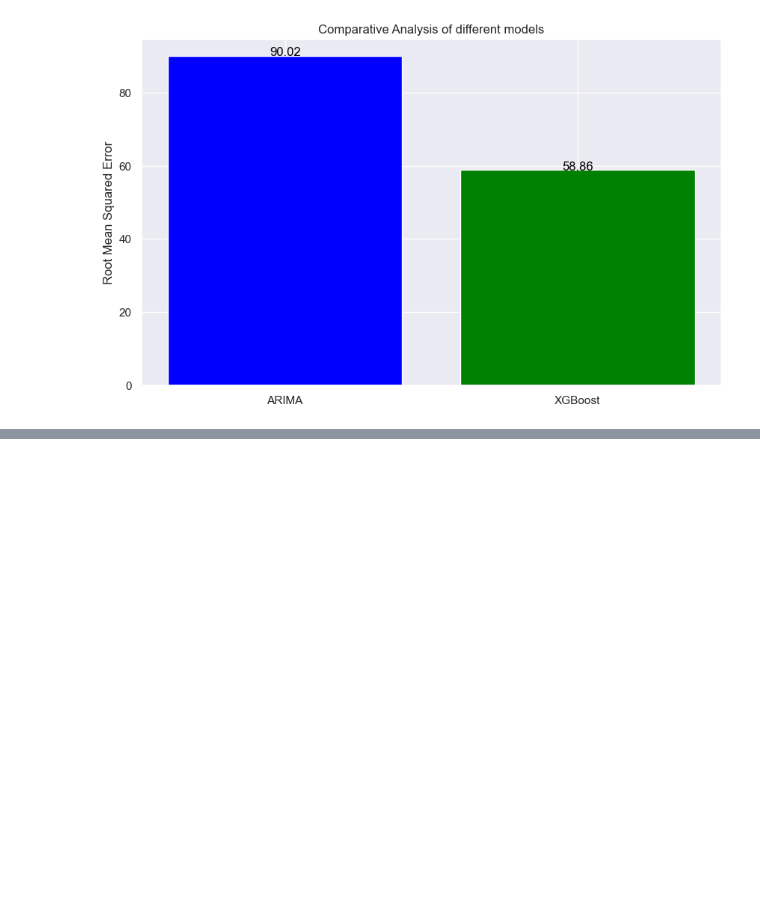
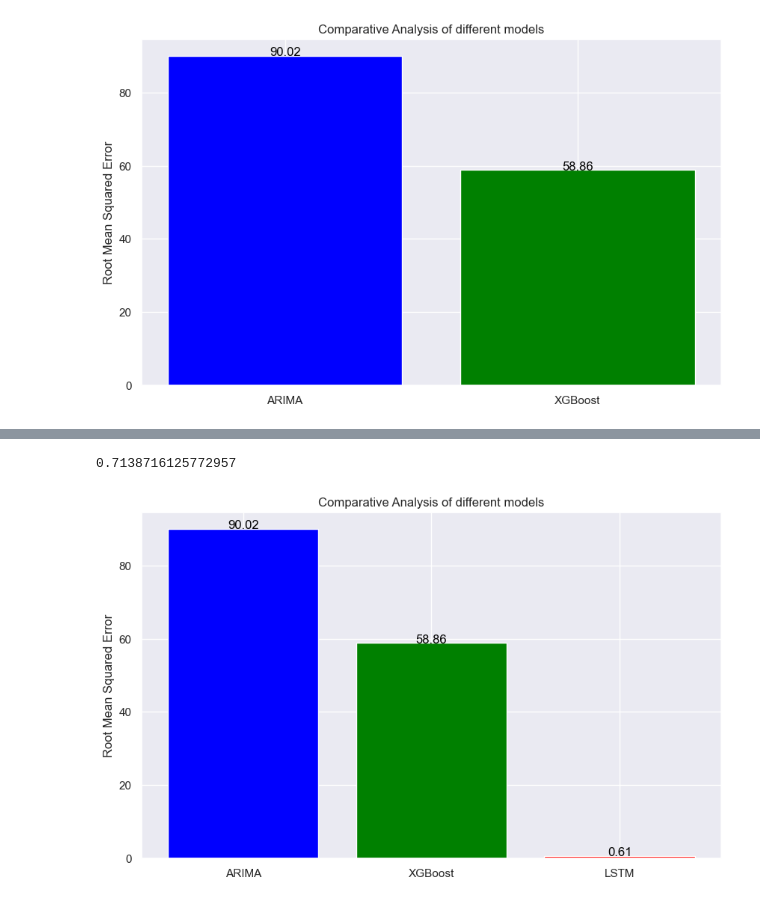
Before and after one commit to harshal247/Air-Quality-Analysis, a Jupyter notebook: Air quality analysis.ipynb, the cells around one changed output, grey strips where cells are left out. Saved outputs shown, nothing was run; the diff lists cells and outputs as text; code cells hidden in the pictures; blank space fills up the shorter version.

Commit message:
Updated LSTM

```diff
--- a/Air quality analysis.ipynb
+++ b/Air quality analysis.ipynb
@@ -746,0 +794,19 @@ plt.show()
+# %%
+from keras.models import Sequential
+from keras.layers import Dense, Dropout,LSTM
+from keras.optimizers import Adam
+
+model = Sequential()
+
+model.add(LSTM(units = 50, return_sequences = True, input_shape=(X_train.shape[1], X_train.shape[2])))
+model.add(Dropout(0.2))
+
+model.add(LSTM(units = 50, return_sequences = True))
+model.add(Dropout(0.2))
+
+model.add(LSTM(units = 50 ))
+model.add(Dropout(0.2))
+
+model.add(Dense(units = 1))
+
+model.compile(optimizer = Adam(learning_rate=0.0001), loss = 'mean_squared_error')
@@ -746,0 +815,2 @@ plt.show()
+# %%
+model.fit(X_train, y_train, epochs = 20, batch_size = 32)
@@ -746,0 +836,2 @@ plt.show()
+# %%
+y_pred = model.predict(X_test)
@@ -746,0 +848,3 @@ plt.show()
+# %%
+from sklearn.metrics import mean_squared_error
+lstm_mse = np.sqrt(mean_squared_error(y_test, y_pred))
@@ -747,3 +861,21 @@ plt.show()
+# %%
+lstm_train_mse
+# %% [output]
+0.7138716125772957
+# %%
+rmse_scores = [arima_rmse, rmse_xgb_cv, lstm_mse]
+
+plt.figure(figsize=(10, 6))
+plt.bar(['ARIMA', 'XGBoost', 'LSTM'], rmse_scores, color=['blue', 'green', 'red'])
+
+for x, y in zip(['ARIMA', 'XGBoost', 'LSTM'], rmse_scores):
+    plt.text(x, y + 0.01, f'{y:.2f}', ha='center', color='black')
+
+plt.title('Comparative Analysis of different models')
+plt.ylabel('Root Mean Squared Error')
+plt.show()
+# %% [output]
+[figure, added]
 # %%
 df_lstm = df_xgb[['PM2.5 (ug/m3)',
  'CO (mg/m3)',
```
Also changed, not shown: parts of 28 cells of this notebook.
